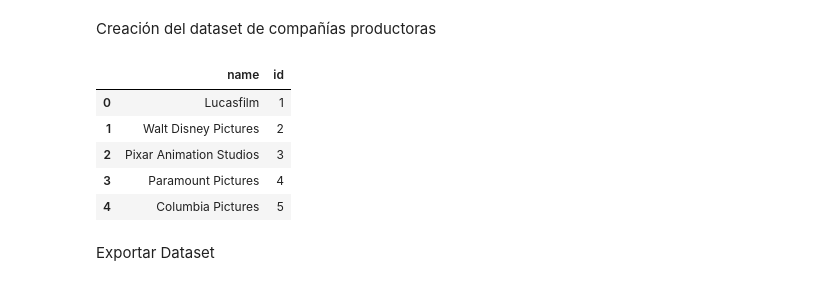
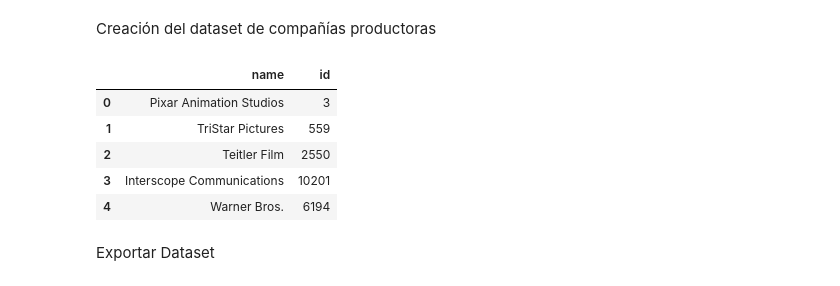
Before and after one commit to alejocampos1/Movies_Recommendation_2024, a Jupyter notebook: Notebooks/transformación_datos.ipynb, the cells around one changed output. Cells and saved outputs as stored; diff of their text form; code cells hidden in the pictures.

```diff
--- a/Notebooks/transformación_datos.ipynb
+++ b/Notebooks/transformación_datos.ipynb
@@ -349,20 +338,26 @@ Creación del dataset de compañías productoras
 # %%
 # Desanidar datos de la columna 'production_companies'
 
 df_prodcompanies = pd.json_normalize(
     df_movies_new['production_companies'].apply(ast.literal_eval).explode()
 
     #Eliminar id's duplicados
-).dropna().drop_duplicates().astype({'id': 'int'}).sort_values('id').reset_index(drop=True)
+).dropna().drop_duplicates().astype({'id': 'int'}).reset_index(drop=True)
+
+# Crear una nueva fila con id=0 y name="No Data"
+nueva_fila = pd.DataFrame({'id': [0], 'name': ["No Data"]})
+
+# Concatenar la nueva fila al DataFrame df_genres
+df_genres = pd.concat([df_genres, nueva_fila], ignore_index=True).sort_values('id')
 
 df_prodcompanies.head()
 # %% [output]
 |  | name | id |
-| 0 | Lucasfilm | 1 |
-| 1 | Walt Disney Pictures | 2 |
-| 2 | Pixar Animation Studios | 3 |
-| 3 | Paramount Pictures | 4 |
-| 4 | Columbia Pictures | 5 |
+| 0 | Pixar Animation Studios | 3 |
+| 1 | TriStar Pictures | 559 |
+| 2 | Teitler Film | 2550 |
+| 3 | Interscope Communications | 10201 |
+| 4 | Warner Bros. | 6194 |
 # %% [markdown]
 Exportar Dataset
 # %%
```
Also changed, not shown: parts of 2 cells of this notebook, 4 other files.
